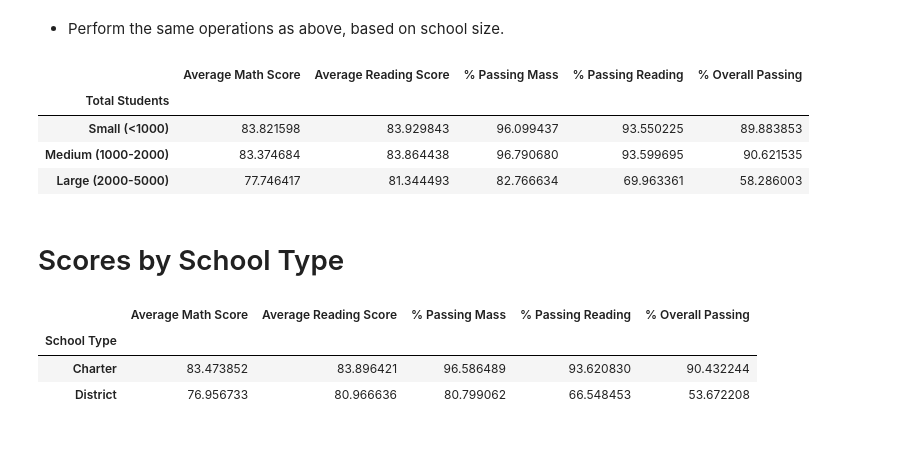
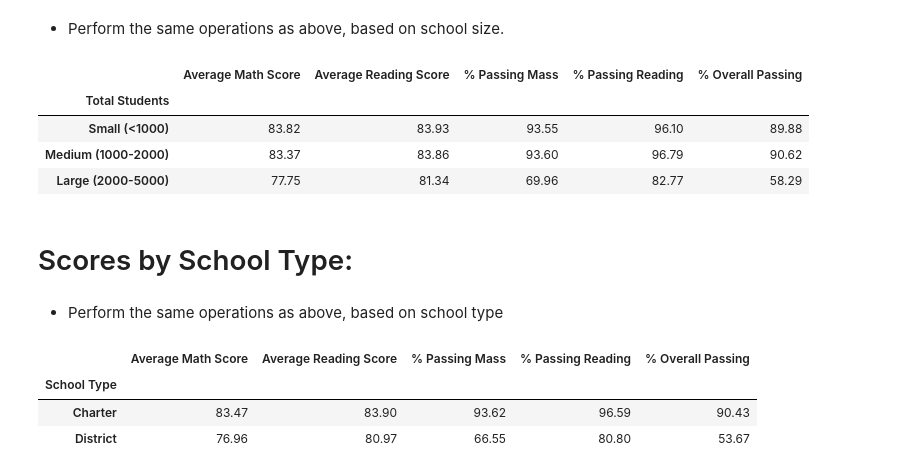
Before and after one commit to theidari/pandas-challenge, a Jupyter notebook: PyCitySchools/Main.ipynb, the cells around one changed output. Cells and saved outputs as stored; diff of their text form; code cells hidden in the pictures; blank space fills up the shorter version.

```diff
--- a/PyCitySchools/Main.ipynb
+++ b/PyCitySchools/Main.ipynb
@@ -231,3 +60,0 @@ per_school_types
-# %%
-per_school_typess = school_data.set_index(["school_name"])["type"]
-per_school_typess
@@ -252,3 +60,0 @@ Name: type, dtype: object
-# %%
-per_school_budget = school_data.set_index(["school_name"])["budget"]
-per_school_budget
@@ -273,3 +60,0 @@ Name: budget, dtype: int64
-# %%
-Per_Student_Budget = per_school_budget / School_Stu
-Per_Student_Budget
@@ -694,11 +303,12 @@ ScoreByGrade("reading_score")
   * % Passing Reading
   * Overall Passing Rate (Average of the above two)
 # %%
-Spending_Range_Bins = [0, 585, 630, 645,680]
-Spending_Range = ["<$585", "$585-630", "$630-645", "$645-680"]
-per_school_summary_df["Per Student Budget"] = pd.cut(Per_Student_Budget, Spending_Range_Bins, labels=Spending_Range)
-School_Spending=per_school_summary_df.groupby("Per Student Budget")
-School_Spending[["Average Math Score","Average Reading Score","% Passing Mass","% Passing Reading","% Overall Passing"]].mean()
+spending_range_bins = [0, 585, 630, 645,680]
+spending_range=["<$585", "$585-630", "$630-645", "$645-680"]
+school_summary["Per Student Budget"] = pd.cut(per_student_budget, spending_range_bins, labels=spending_range)
+school_spending=school_summary.groupby("Per Student Budget")
+round(school_spending[["Average Math Score","Average Reading Score","% Passing Mass",
+                       "% Passing Reading","% Overall Passing"]].mean(),2)
 # %% [output]
 |  | Average Math Score | Average Reading Score | % Passing Mass | % Passing Reading | ... |
 | Per Student Budget |  |  |  |  | ... |
@@ -711,24 +321,28 @@ School_Spending[["Average Math Score","Average Reading Score","% Passing Mass","
 # %% [markdown]
 * Perform the same operations as above, based on school size.
 # %%
-Size_Range_Bins = [0, 1000, 2000, 5000]
-Size_Range = ["Small (<1000)", "Medium (1000-2000)", "Large (2000-5000)"]
-per_school_summary_df["Total Students"] = pd.cut(School_Stu, Size_Range_Bins, labels=Size_Range)
-School_Size=per_school_summary_df.groupby("Total Students")
-School_Size[["Average Math Score","Average Reading Score","% Passing Mass","% Passing Reading","% Overall Passing"]].mean()
+size_range_bins = [0, 1000, 2000, 5000]
+size_range = ["Small (<1000)", "Medium (1000-2000)", "Large (2000-5000)"]
+school_summary["Total Students"] = pd.cut(school_student, size_range_bins, labels=size_range)
+school_size=school_summary.groupby("Total Students")
+round(school_size[["Average Math Score","Average Reading Score","% Passing Mass",
+                   "% Passing Reading","% Overall Passing"]].mean(),2)
 # %% [output]
 |  | Average Math Score | Average Reading Score | % Passing Mass | % Passing Reading | % Overall Passing |
 | Total Students |  |  |  |  |  |
-| Small (<1000) | 83.821598 | 83.929843 | 96.099437 | 93.550225 | 89.883853 |
-| Medium (1000-2000) | 83.374684 | 83.864438 | 96.790680 | 93.599695 | 90.621535 |
-| Large (2000-5000) | 77.746417 | 81.344493 | 82.766634 | 69.963361 | 58.286003 |
+| Small (<1000) | 83.82 | 83.93 | 93.55 | 96.10 | 89.88 |
+| Medium (1000-2000) | 83.37 | 83.86 | 93.60 | 96.79 | 90.62 |
+| Large (2000-5000) | 77.75 | 81.34 | 69.96 | 82.77 | 58.29 |
 # %% [markdown]
-# Scores by School Type
+# Scores by School Type:
+# %% [markdown]
+* Perform the same operations as above, based on school type
 # %%
-School_Type=per_school_summary_df.groupby("School Type")
-School_Type[["Average Math Score","Average Reading Score","% Passing Mass","% Passing Reading","% Overall Passing"]].mean()
+school_type=school_summary.groupby("School Type")
+round(school_type[["Average Math Score","Average Reading Score","% Passing Mass",
+                   "% Passing Reading","% Overall Passing"]].mean(),2)
 # %% [output]
 |  | Average Math Score | Average Reading Score | % Passing Mass | % Passing Reading | % Overall Passing |
 | School Type |  |  |  |  |  |
-| Charter | 83.473852 | 83.896421 | 96.586489 | 93.620830 | 90.432244 |
-| District | 76.956733 | 80.966636 | 80.799062 | 66.548453 | 53.672208 |
+| Charter | 83.47 | 83.90 | 93.62 | 96.59 | 90.43 |
+| District | 76.96 | 80.97 | 66.55 | 80.80 | 53.67 |
```
Also changed, not shown: parts of 68 cells of this notebook.
